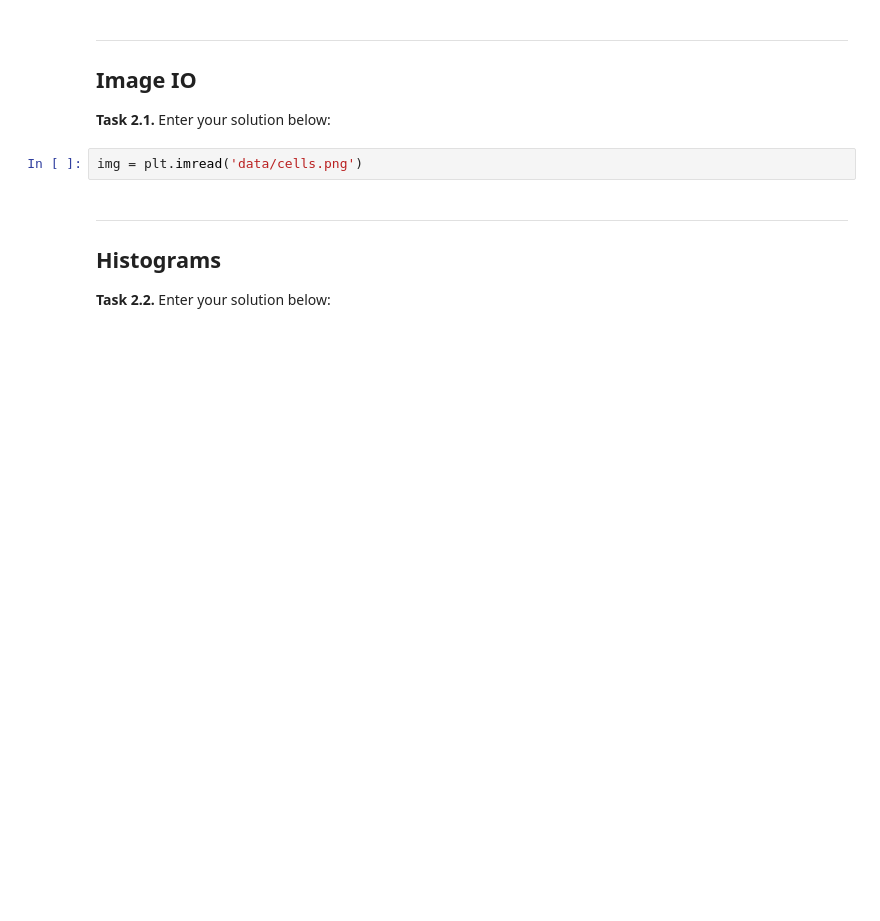
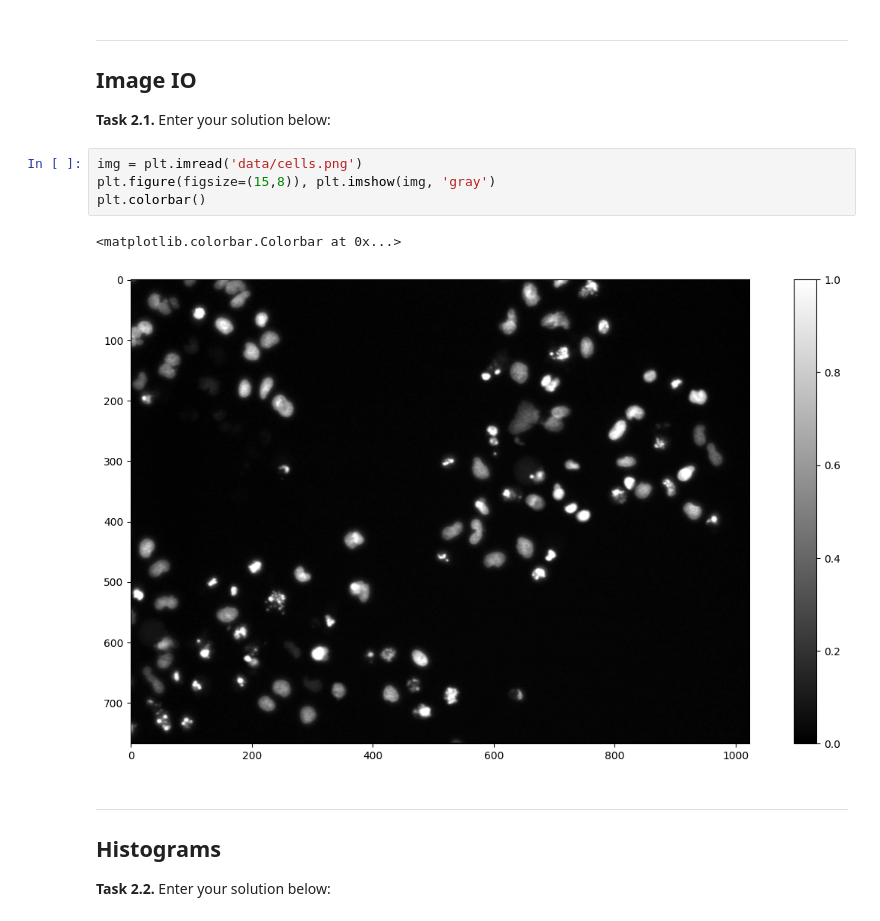
Before and after one commit to Vici0912/mobi-fs3-python, a Jupyter notebook: task2.ipynb, the cells around one changed output. Drawn from its saved outputs; the diff is of its cells as text; blank space fills up the shorter version.

```diff
--- a/task2.ipynb
+++ b/task2.ipynb
@@ -11,6 +11,11 @@ import matplotlib.pyplot as plt
 **<a id="#">Task 2.1.</a>** Enter your solution below:
 # %%
 img = plt.imread('data/cells.png')
+plt.figure(figsize=(15,8)), plt.imshow(img, 'gray')
+plt.colorbar()
+# %% [output]
+<matplotlib.colorbar.Colorbar at 0x...>
+[figure, added]
 # %% [markdown]
 ---
 
```
Also changed, not shown: parts of 4 cells of this notebook.
